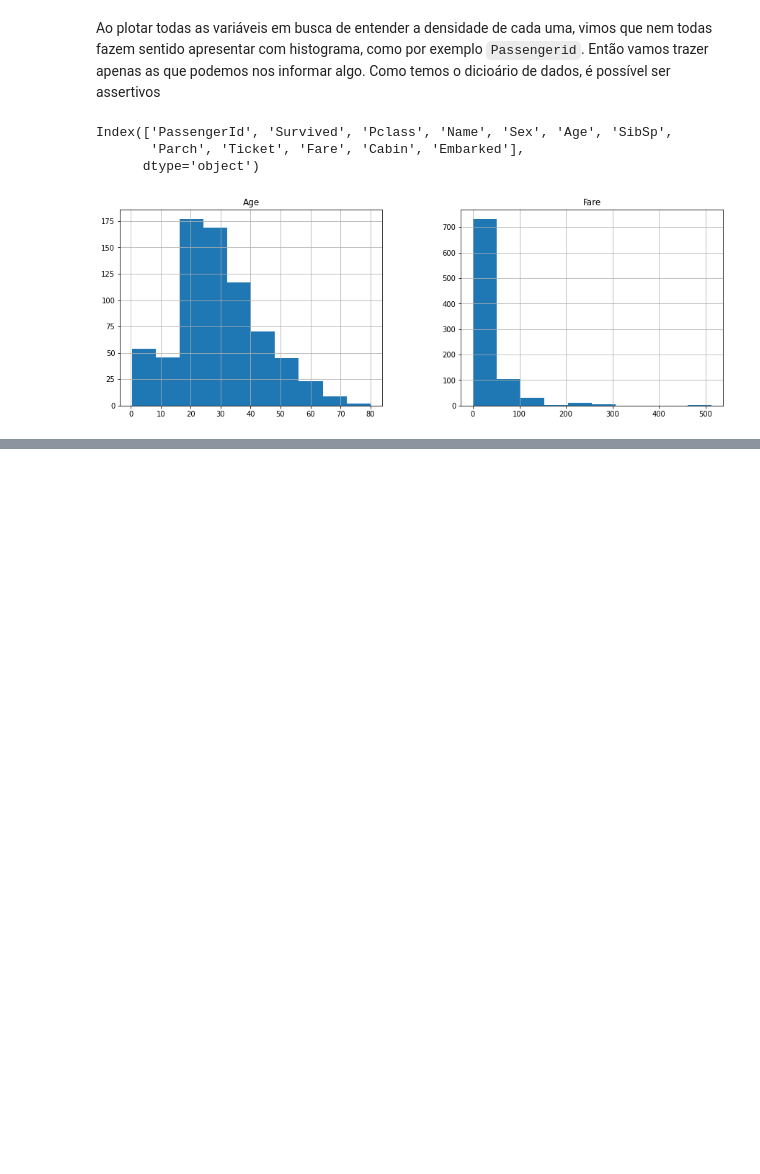
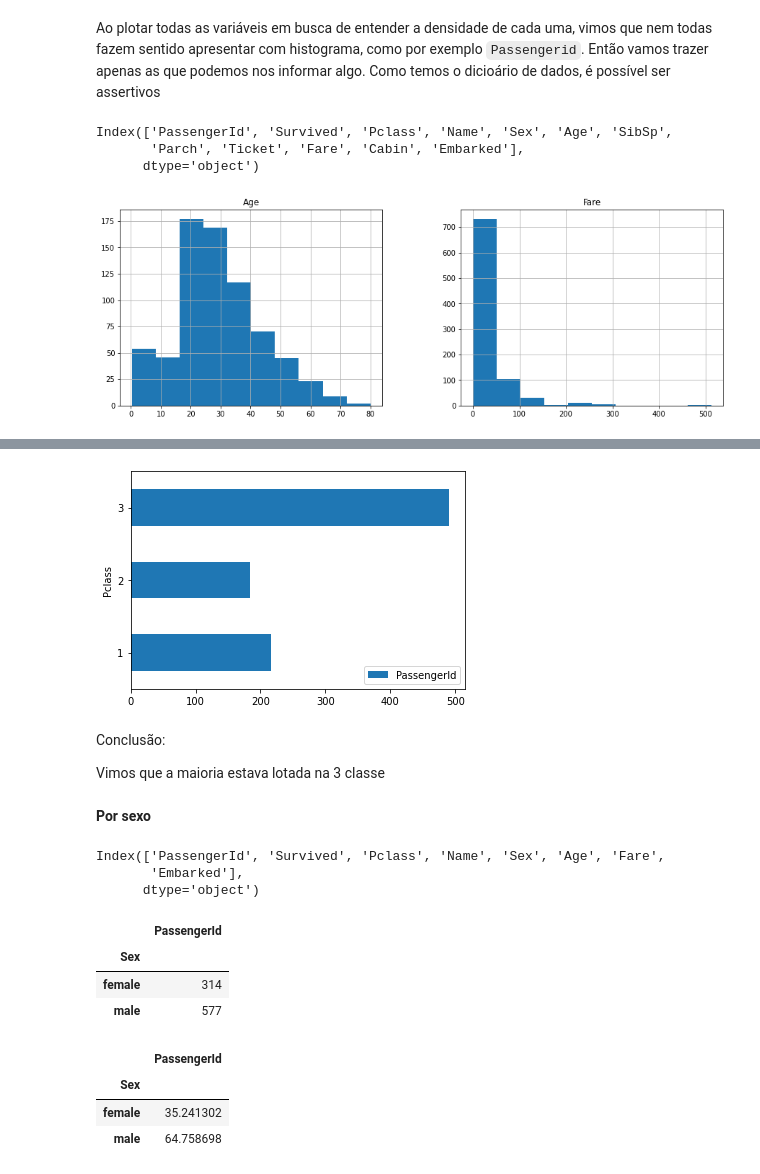
Before and after one commit to leonarddocchagas/data_science, a Jupyter notebook: Explorando_dados_do_Titanic.ipynb, the cells around one changed output, grey strips where cells are left out. Saved outputs shown, nothing was run; the diff lists cells and outputs as text; code cells hidden in the pictures; blank space fills up the shorter version.

```diff
--- a/Explorando_dados_do_Titanic.ipynb
+++ b/Explorando_dados_do_Titanic.ipynb
@@ -236,0 +276,4 @@ mapa.add_child(plugins.HeatMap(coordenadas))
+# %%
+# recarregando dataset com outro nome e exibindo os registros
+df_completo = pd.read_csv('https://bit.ly/2A6J2fm')
+df_completo.head()
@@ -236,0 +287,4 @@ mapa.add_child(plugins.HeatMap(coordenadas))
+# %%
+# excluindo colunas
+df_completo = df_completo.drop(columns=['Ticket', 'SibSp', 'Parch', 'Cabin'])
+df_completo.head()
@@ -236,0 +327,33 @@ mapa.add_child(plugins.HeatMap(coordenadas))
+# %%
+# visão gráfica
+df_completo[['Pclass', 'PassengerId']].groupby('Pclass').count().plot(kind='barh');
+# %% [output]
+[figure, added]
+# %% [markdown]
+Conclusão:
+
+Vimos que a maioria estava lotada na 3 classe
+# %% [markdown]
+**Por sexo**
+# %%
+df_completo.columns
+# %% [output]
+Index(['PassengerId', 'Survived', 'Pclass', 'Name', 'Sex', 'Age', 'Fare',
+       'Embarked'],
+      dtype='object')
+# %%
+# quantidade
+df_completo[['Sex', 'PassengerId']].groupby('Sex').count()
+# %% [output]
+|  | PassengerId |
+| Sex |  |
+| female | 314 |
+| male | 577 |
+# %%
+# percentual
+df_completo[['Sex', 'PassengerId']].groupby('Sex').count() / df_completo.shape[0] * 100
+# %% [output]
+|  | PassengerId |
+| Sex |  |
+| female | 35.241302 |
+| male | 64.758698 |
```
Also changed, not shown: parts of 35 cells of this notebook.
